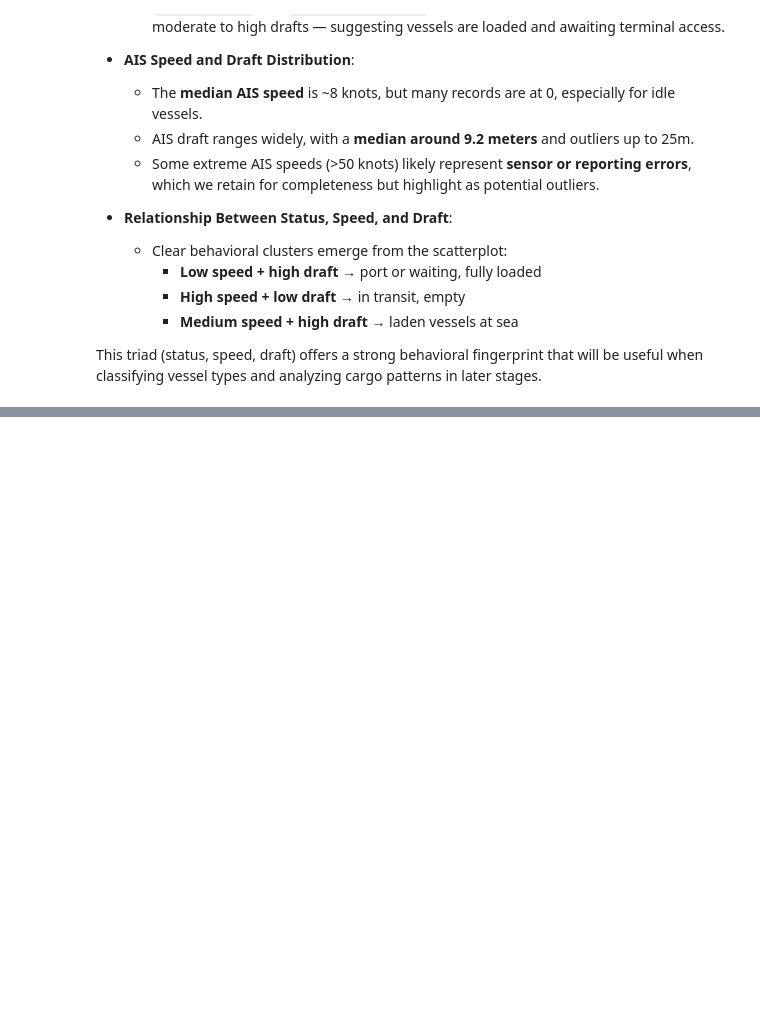
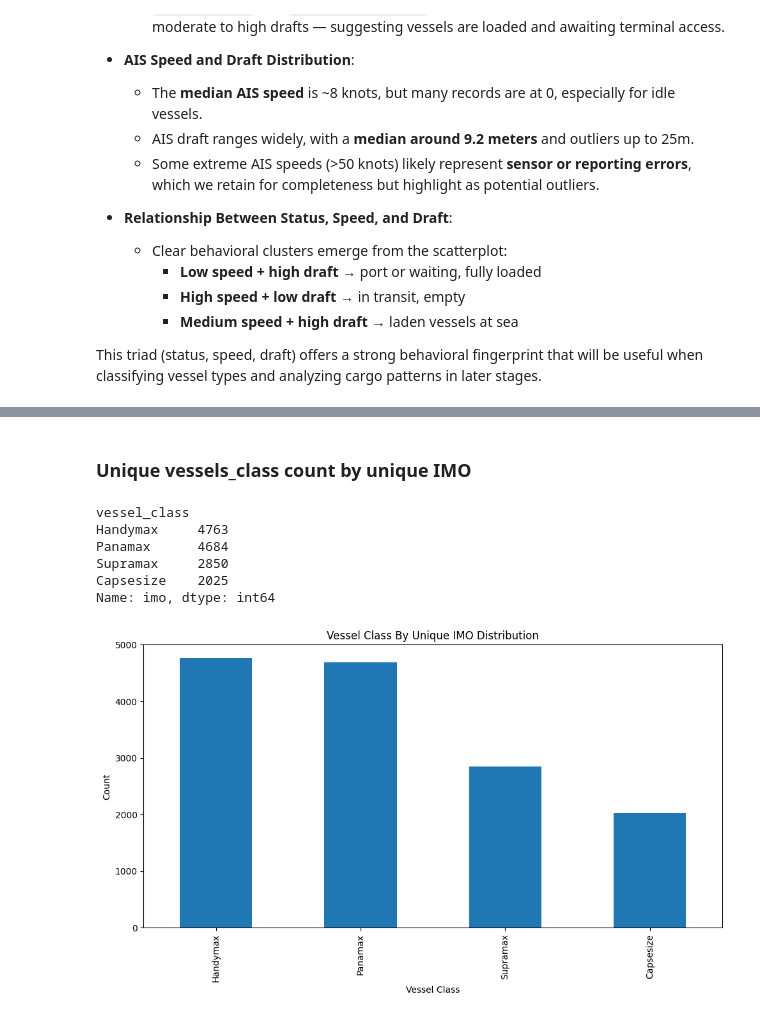
Before and after one commit to halladaas/vessel-analysis, a Jupyter notebook: notebook/profision-vessel-analysis.ipynb, the cells around one changed output, grey strips where cells are left out. Cells and saved outputs as stored; diff of their text form; code cells hidden in the pictures; blank space fills up the shorter version.

```diff
--- a/notebook/profision-vessel-analysis.ipynb
+++ b/notebook/profision-vessel-analysis.ipynb
@@ -457,0 +512,22 @@ This triad (status, speed, draft) offers a strong behavioral fingerprint that wi
+# %% [markdown]
+### Unique vessels_class count by unique IMO
+# %%
+class_counts_imo = positions.groupby('vessel_class')['imo'].nunique().sort_values(ascending=False)
+class_counts_imo
+# %% [output]
+vessel_class
+Handymax     4763
+Panamax      4684
+Supramax     2850
+Capsesize    2025
+Name: imo, dtype: int64
+# %%
+plt.figure(figsize= (10,6))
+class_counts_imo.plot(kind='bar')
+plt.title("Vessel Class By Unique IMO Distribution")
+plt.xlabel("Vessel Class")
+plt.ylabel("Count")
+plt.tight_layout()
+plt.show()
+# %% [output]
+[figure, added]
```
Also changed, not shown: parts of 10 cells of this notebook.
